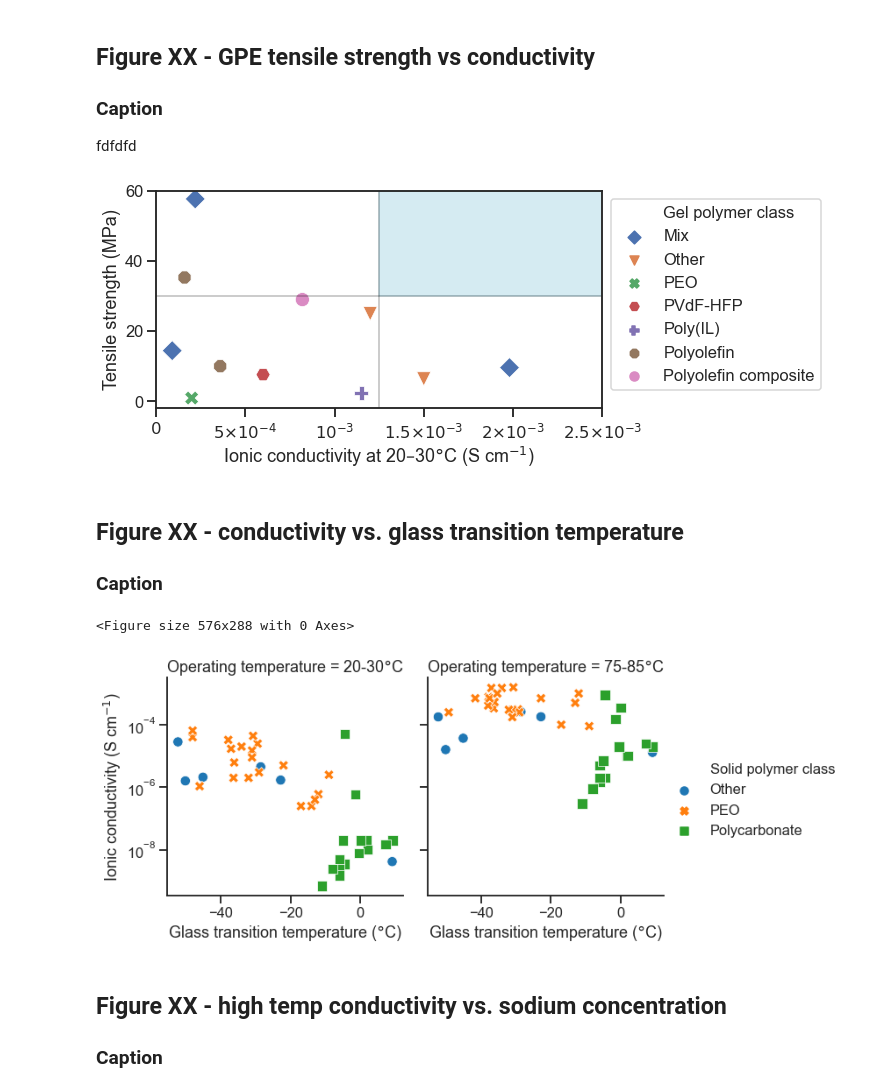
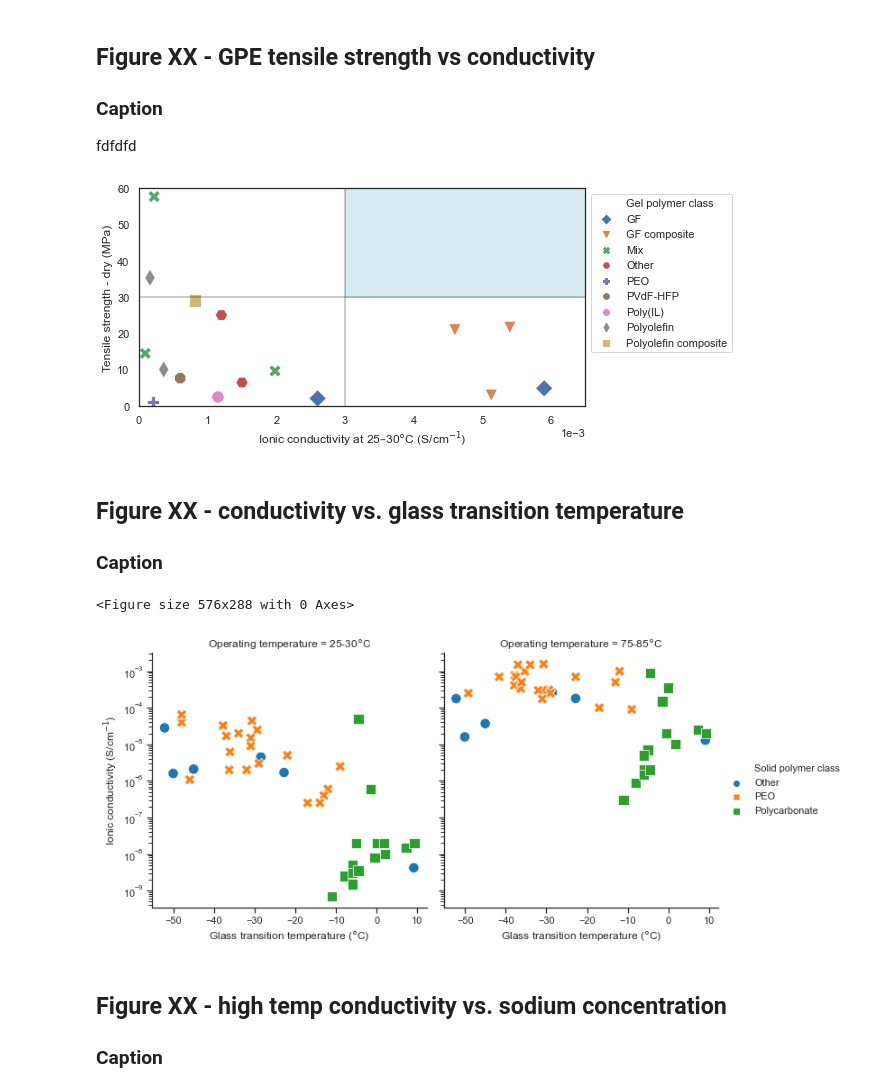
Before and after one commit to jknottUOW/polymer-review-paper, a Jupyter notebook: FIGURES.ipynb, the cells around one changed output. Saved outputs shown, nothing was run; the diff lists cells and outputs as text; code cells hidden in the pictures.

```diff
--- a/FIGURES.ipynb
+++ b/FIGURES.ipynb
@@ -134,15 +164,12 @@ plt.savefig('.\FIGURES\GPE_class-vs-cond_box.png',
 ### Caption
 dfsfddfs
 # %%
-
-
 df_cond_por = df_GPE.loc[:, ('UID', 'class', 'porosity', 'conductivity_(20-30)degC')]
 df_cond_por.dropna(inplace=True)
 df_cond_por.sort_values(by=['class'], inplace=True)
 
 sns.set()
 sns.set_style("white")
-sns.set_style('ticks')
 sns.set_context("notebook",rc={'axes.grid': True})
 
 markers = ['D', 'v', 'X', 'H', 'P', '8', 'o', 'd']
@@ -159,13 +186,9 @@ fig_cond = sns.scatterplot(
 
 plt.xlim(10, 95)
 plt.xlabel('Porosity (%)')
-plt.ylabel('Ionic conductivity at 20$\endash$30$\degree$C (S cm$^{-1}$)')
+plt.ylabel('Ionic conductivity at 25$\endash$30$\degree$C (S/cm$^{-1}$)')
 plt.legend().texts[0].set_text("Gel polymer class")
 plt.ticklabel_format(style='sci', axis='y',scilimits=(0,0))
-
-f = mticker.ScalarFormatter(useOffset=False, useMathText=True)
-g = lambda x,pos : "${}$".format(f._formatSciNotation('%1.10e' % x))
-plt.gca().yaxis.set_major_formatter(mticker.FuncFormatter(g))
 
 plt.savefig('.\FIGURES\GPE_porosity-vs-conductivity.svg',
            transparent=False)
@@ -185,54 +208,44 @@ df_cond_strength = df_GPE.loc[:, ('UID', 'class', 'strength_tensile_dry', 'condu
 df_cond_strength.dropna(inplace=True)
 df_cond_strength.sort_values(by=['class'], inplace=True)
 
-df_GPE_cond_strength = df_cond_strength.loc[
-                            (df_cond_strength['class'] != 'GF') &
-                            (df_cond_strength['class'] != 'GF composite')
-                            ]
-
 sns.set()
 sns.set_style("white")
-sns.set_style('ticks')
-sns.set_context("talk",rc={'axes.grid': True})
+sns.set_context("notebook",rc={'axes.grid': True})
 plt.figure(figsize=(8, 4))
 markers = ['D', 'v', 'X', 'H', 'P', '8', 'o', 'd', 's']
 
 fig_cond = sns.scatterplot(
                 x='conductivity_(20-30)degC',
                 y='strength_tensile_dry',
                 hue='class',
-                data=df_GPE_cond_strength,
-                s=200,
+                data=df_cond_strength,
+                s=150,
                 style='class',
                 markers=markers,
                 )
 
-plt.xlabel('Ionic conductivity at 20$\endash$30$\degree$C (S cm$^{-1}$)')
-plt.ylabel('Tensile strength (MPa)')
+plt.xlabel('Ionic conductivity at 25$\endash$30$\degree$C (S/cm$^{-1}$)')
+plt.ylabel('Tensile strength - dry (MPa)')
 
-plt.xlim(0, 0.0025)
-plt.ylim(-2, 60)
+plt.xlim(0, 0.0065)
+plt.ylim(0, 60)
 plt.ticklabel_format(style='sci', axis='x',scilimits=(0,0))
 
-f = mticker.ScalarFormatter(useOffset=False, useMathText=True)
-g = lambda x,pos : "${}$".format(f._formatSciNotation('%1.10e' % x))
-plt.gca().xaxis.set_major_formatter(mticker.FuncFormatter(g))
-
-plt.plot([0.00125, 0.00125], [-10, 80], linewidth=2, color='black', alpha=0.2)
+plt.plot([0.003, 0.003], [-10, 80], linewidth=2, color='black', alpha=0.2)
 plt.plot([-1, 1], [30, 30], linewidth=2, color='black', alpha=0.2)
-fig_cond.add_patch(patches.Rectangle((0.00125, 30), 1, 60, color='lightblue', alpha=0.5))
+fig_cond.add_patch(patches.Rectangle((0.003, 30), 1, 60, color='lightblue', alpha=0.5))
 
 plt.legend(loc=2, bbox_to_anchor=(1.0, 1)).texts[0].set_text("Gel polymer class")
 
 
 plt.savefig('.\FIGURES\GPE_strength-vs-conductivity.svg',
            transparent=False)
 plt.savefig('.\FIGURES\GPE_strength-vs-conductivity.png',
            transparent=False,
            bbox_inches='tight',
            dpi=300)
 # %% [output]
-[figure, old version]
+[figure, new version]
 # %% [markdown]
 ## Figure XX - conductivity vs. glass transition temperature
 ### Caption
@@ -252,11 +265,11 @@ df_SPE_Tg = df_SPE_Tg_slice[
             ]
             ]
 
-df_SPE_Tg.rename(columns={'conductivity_(20-30)degC': '20-30$\degree$C', 'conductivity_(75-85)degC': '75-85$\degree$C', 'class' : 'Solid polymer class'}, inplace=True)
+df_SPE_Tg.rename(columns={'conductivity_(20-30)degC': '25-30$\degree$C', 'conductivity_(75-85)degC': '75-85$\degree$C', 'class' : 'Solid polymer class'}, inplace=True)
 
 df_SPE_Tg_melt = pd.melt(df_SPE_Tg,
                         id_vars=['Solid polymer class', 'temperature_glass_transition'],
-                        value_vars = ['20-30$\degree$C', '75-85$\degree$C'],
+                        value_vars = ['25-30$\degree$C', '75-85$\degree$C'],
                         var_name='Operating temperature',
                         value_name='Conductivity')
 
@@ -264,7 +277,7 @@ sns.set()
 sns.set_style("white")
 sns.set_style("ticks")
 sns.set_palette('tab10')
-sns.set_context("talk",rc={'axes.grid': True})
+sns.set_context("notebook",rc={'axes.grid': True})
 plt.figure(figsize=(8, 4))
 
 SPE_Tg = sns.relplot(
@@ -281,7 +294,7 @@ SPE_Tg = sns.relplot(
             )
 
 SPE_Tg.axes[0,0].set_xlabel('Glass transition temperature ($\degree$C)')
-SPE_Tg.axes[0,0].set_ylabel('Ionic conductivity (S cm$^{-1}$)')
+SPE_Tg.axes[0,0].set_ylabel('Ionic conductivity (S/cm$^{-1}$)')
 SPE_Tg.axes[0,1].set_xlabel('Glass transition temperature ($\degree$C)')
 
 plt.savefig('.\FIGURES\SPE_Tg-vs-conductivity.svg',
@@ -292,7 +305,7 @@ plt.savefig('.\FIGURES\SPE_Tg-vs-conductivity.png',
            dpi=300)
 # %% [output]
 <Figure size 576x288 with 0 Axes>
-[figure, old version]
+[figure, new version]
 # %% [markdown]
 ## Figure XX - high temp conductivity vs. sodium concentration
 
```
Also changed, not shown: parts of 6 cells of this notebook, 11 other files.
